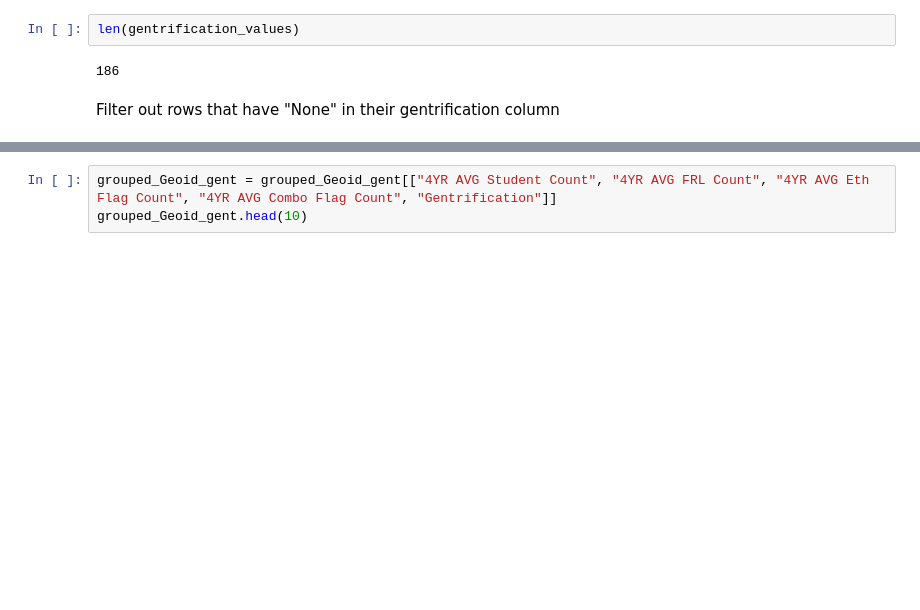
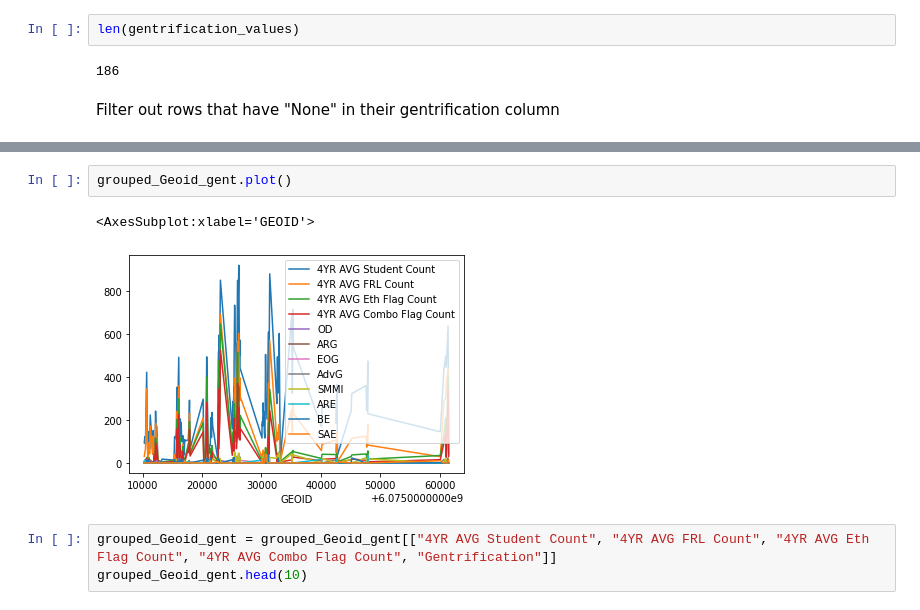
Before and after one commit to 18rberry/Operationalizing-Equity-Tiebreaker-in-SF, a Jupyter notebook: notebooks/20210714-rb-frldata.ipynb, the cells around one changed output, grey strips where cells are left out. Cells and saved outputs as stored; diff of their text form; blank space fills up the shorter version.

```diff
--- a/notebooks/20210714-rb-frldata.ipynb
+++ b/notebooks/20210714-rb-frldata.ipynb
@@ -226,6 +226,11 @@ grouped_Geoid_gent.head(10)
 | 6075011100 | 118.75 | 83.25 | 23.75 | 16.00 | 0 | 0.0 | ... |
 | 6075011200 | 65.25 | 42.00 | 2.75 | 2.75 | 0 | 0.0 | ... |
 | 6075011300 | 223.00 | 172.00 | 13.50 | 11.25 | 9 | 0.0 | ... |
+# %%
+grouped_Geoid_gent.plot()
+# %% [output]
+<AxesSubplot:xlabel='GEOID'>
+[figure, added]
 # %%
 grouped_Geoid_gent = grouped_Geoid_gent[["4YR AVG Student Count", "4YR AVG FRL Count", "4YR AVG Eth Flag Count", "4YR AVG Combo Flag Count", "Gentrification"]]
 grouped_Geoid_gent.head(10)
```
Also changed, not shown: 8 other files.
